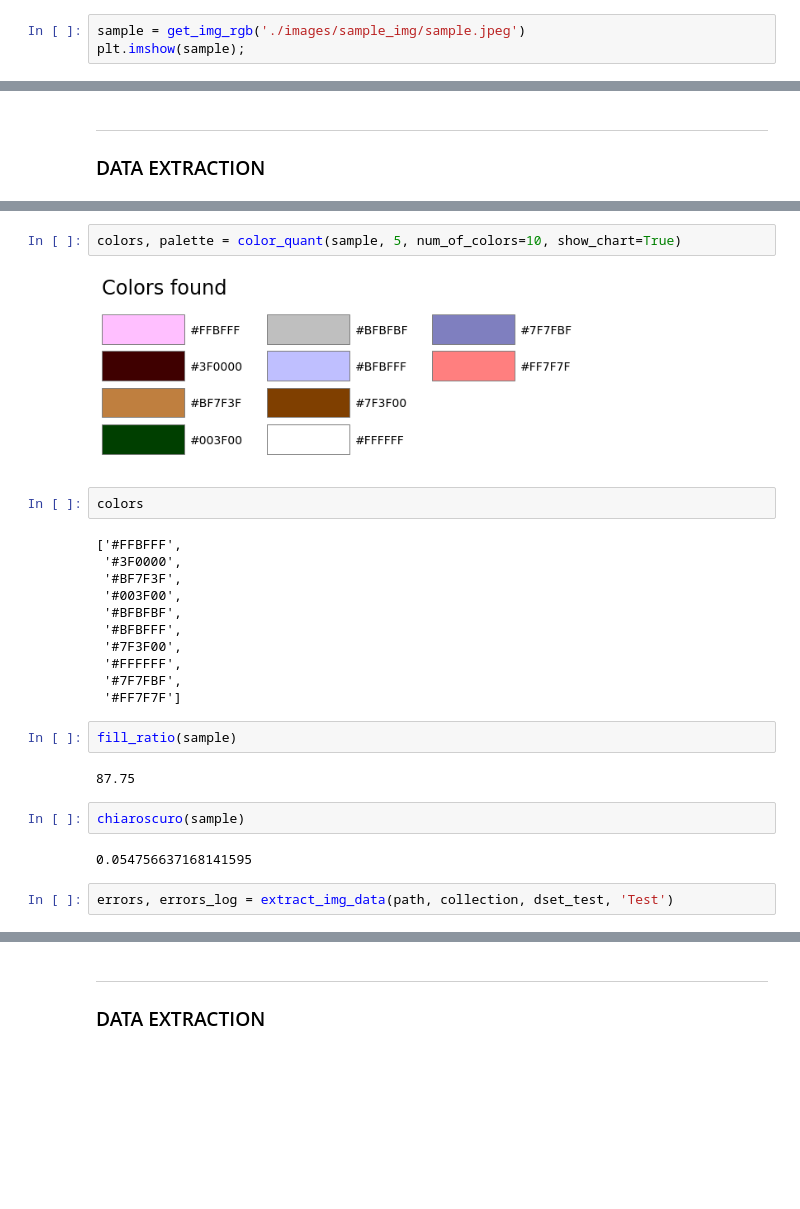
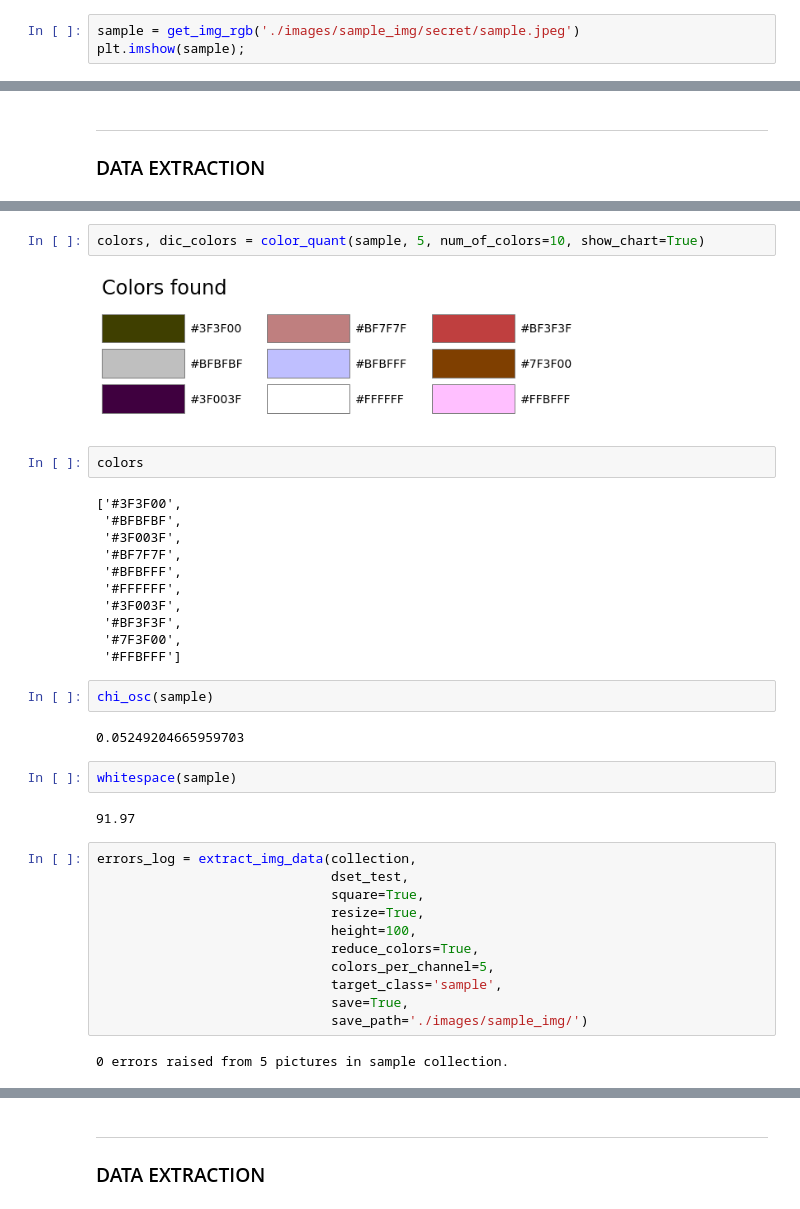
Before and after one commit to mabatalla/Academic-project-Is-this-Picasso, a Jupyter notebook: 01.- First approach.ipynb, the cells around one changed output, grey strips where cells are left out. Cells and saved outputs as stored; diff of their text form; blank space fills up the shorter version.

```diff
--- a/01.- First approach.ipynb
+++ b/01.- First approach.ipynb
@@ -111,6 +119,6 @@ show_collection(path, collection, 3)
 ___
 ### IMAGES MANIPULATION
 # %%
-sample = get_img_rgb('./images/sample_img/sample.jpeg')
+sample = get_img_rgb('./images/sample_img/secret/sample.jpeg')
 plt.imshow(sample);
 # %% [output]
@@ -148,30 +156,41 @@ dset_test
 # %% [output]
 [[], [], [], [], [], [], [], [], [], [], [], [], [], [], []]
 # %%
-colors, palette = color_quant(sample, 5, num_of_colors=10, show_chart=True)
+colors, dic_colors = color_quant(sample, 5, num_of_colors=10, show_chart=True)
 # %% [output]
-[figure, old version]
+[figure, new version]
 # %%
 colors
 # %% [output]
-['#FFBFFF',
- '#3F0000',
- '#BF7F3F',
- '#003F00',
+['#3F3F00',
  '#BFBFBF',
+ '#3F003F',
+ '#BF7F7F',
  '#BFBFFF',
+ '#FFFFFF',
+ '#3F003F',
+ '#BF3F3F',
  '#7F3F00',
- '#FFFFFF',
- '#7F7FBF',
- '#FF7F7F']
+ '#FFBFFF']
 # %%
-fill_ratio(sample)
+chi_osc(sample)
 # %% [output]
-87.75
+0.05249204665959703
 # %%
-chiaroscuro(sample)
+whitespace(sample)
 # %% [output]
-0.054756637168141595
+91.97
-# %%
-errors, errors_log = extract_img_data(path, collection, dset_test, 'Test')
+# %%
+errors_log = extract_img_data(collection,
+                              dset_test,
+                              square=True,
+                              resize=True,
+                              height=100,
+                              reduce_colors=True,
+                              colors_per_channel=5,
+                              target_class='sample',
+                              save=True,
+                              save_path='./images/sample_img/')
+# %% [output]
+0 errors raised from 5 pictures in sample collection.
 # %%
```
Also changed, not shown: parts of 21 cells of this notebook, 11 other files.
